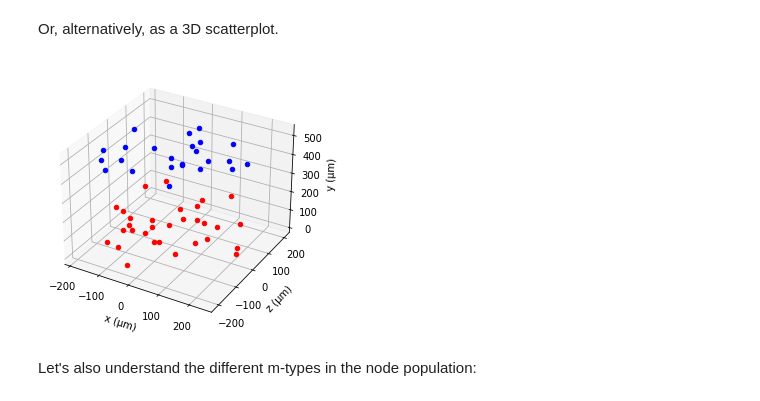
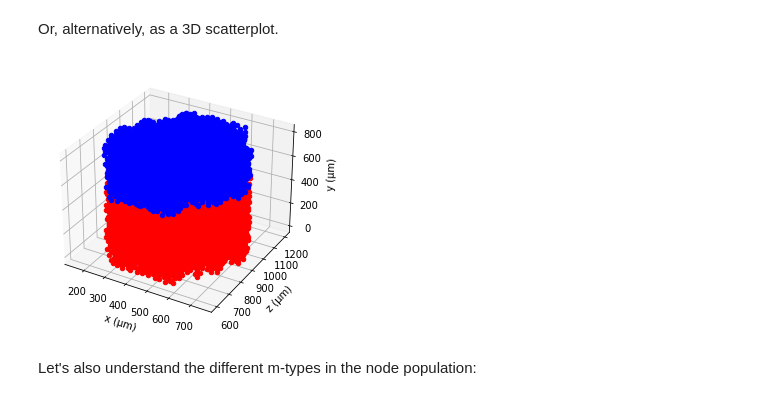
Before and after one commit to BlueBrain/snap, a Jupyter notebook: doc/source/notebooks/03_node_properties.ipynb, the cells around one changed output. Saved outputs shown, nothing was run; the diff lists cells and outputs as text; code cells hidden in the pictures.

```diff
--- a/doc/source/notebooks/03_node_properties.ipynb
+++ b/doc/source/notebooks/03_node_properties.ipynb
@@ -14,9 +14,9 @@ import matplotlib.cm as cm
 import bluepysnap
 
 # load the circuit and store the node population
-circuit_path = "/gpfs/bbp.cscs.ch/project/proj30/hippocampus/single_column/sonata/struct_circuit_config.json"
+circuit_path = "sonata/circuit_sonata.json"
 circuit = bluepysnap.Circuit(circuit_path)
-node_population = circuit.nodes["All"]
+node_population = circuit.nodes["thalamus_neurons"]
 node_population.property_names
 # %% [output]
 {'@dynamics:holding_current',
@@ -134,3 +131,6 @@ df_SLM = node_population.positions('SLM')
+# %%
+df_Rt = node_population.positions('mc2;Rt')
+df_VPL = node_population.positions('mc2;VPL')
 # %% [markdown]
 Now we are able to plot the position of these cells in both the `x-z` and `x-y` planes:
 # %%
@@ -162,15 +162,15 @@ Or, alternatively, as a 3D scatterplot.
 # %%
 from mpl_toolkits.mplot3d import Axes3D
 
 fig, ax = plt.subplots(subplot_kw=dict(projection='3d'), figsize=(6.4, 4.8))
-ax.scatter(df_SO.x, df_SO.z, df_SO.y, c="r", depthshade=False)
-ax.scatter(df_SLM.x, df_SLM.z, df_SLM.y, c="b", depthshade=False)
+ax.scatter(df_VPL.x, df_VPL.z, df_VPL.y, c="r", depthshade=False)
+ax.scatter(df_Rt.x, df_Rt.z, df_Rt.y, c="b", depthshade=False)
 
 ax.set_xlabel(u'x (μm)')
 ax.set_ylabel(u'z (μm)')
 ax.set_zlabel(u'y (μm)');
 # %% [output]
-[figure, old version]
+[figure, new version]
 # %% [markdown]
 Let's also understand the different m-types in the node population:
 # %%
```
Also changed, not shown: parts of 13 cells of this notebook, 3 other files.
